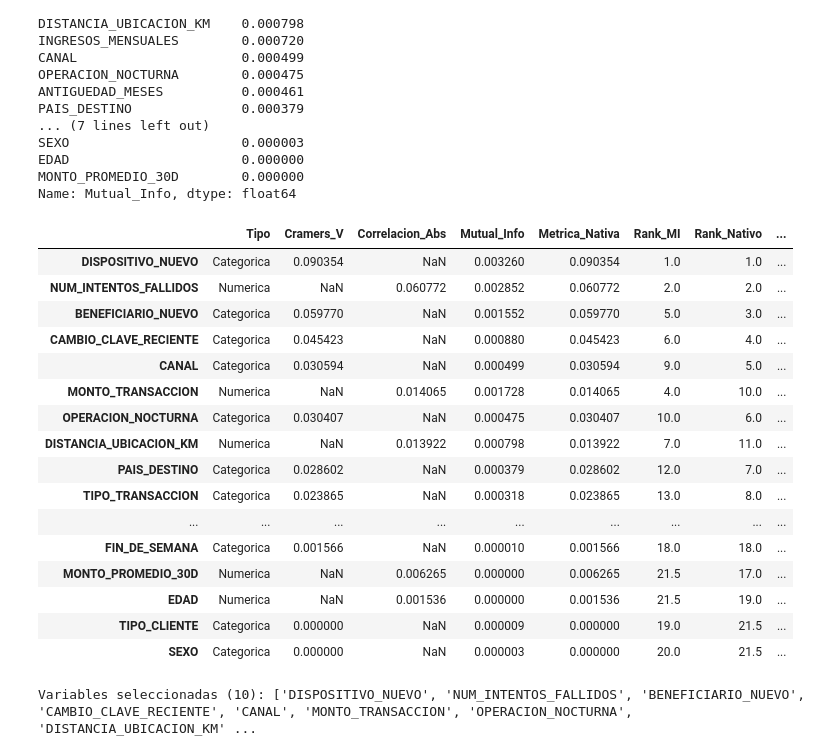
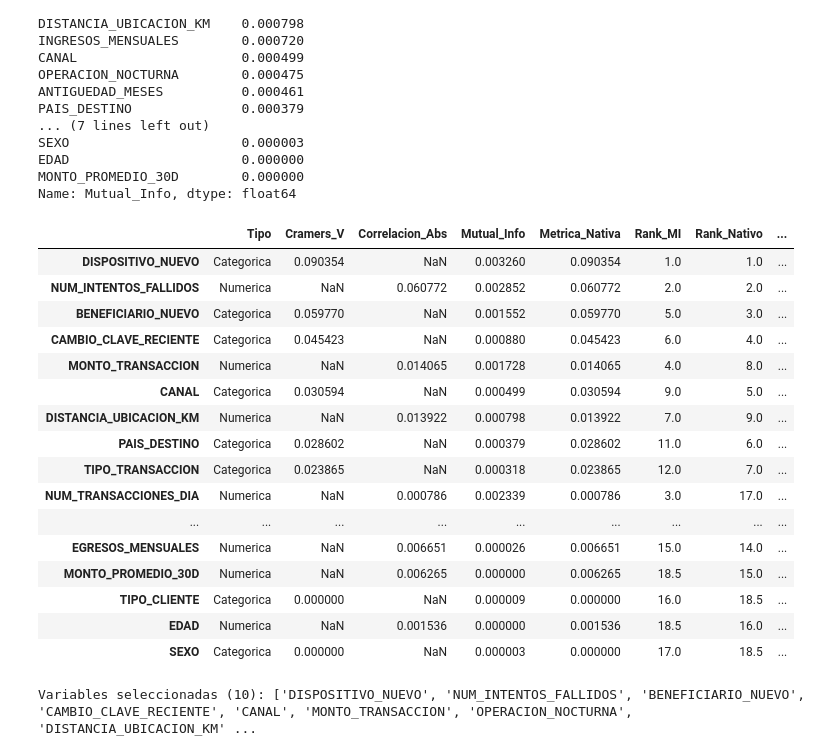
Before and after one commit to fabianp3/Fraude_Inter, a Jupyter notebook: notebooks/BA.ipynb, the cells around one changed output. Drawn from its saved outputs; the diff is of its cells as text; code cells hidden in the pictures.

```diff
--- a/notebooks/BA.ipynb
+++ b/notebooks/BA.ipynb
@@ -369,23 +373,6 @@ Los beneficiarios nuevos represantan una tasa de fraude muy alta, 7.28 para un m
 El análisis exploratorio identifica como principales variables candidatas para discriminar entre operaciones fraudulentas y no fraudulentas NUM_INTENTOS_FALLIDOS, BENEFICIARIO_NUEVO, DISTANCIA_UBICACION_KM, CLIENTE_NUEVO y OPERACION_NOCTURNA. Entre ellas, el número de intentos fallidos presenta uno de los patrones más claros, mostrando un incremento progresivo de la tasa de fraude a medida que aumenta el número de intentos. Estos resultados son exploratorios y deberán validarse posteriormente mediante técnicas de selección de variables e importancia predictiva del modelo.
 # %% [markdown]
 **Variables que quedan para el modelo**
-# %%
-from pathlib import Path
-import sys
-
-root_dir = Path.cwd().resolve().parent if Path.cwd().name == 'notebooks' else Path.cwd().resolve()
-if str(root_dir) not in sys.path:
-    sys.path.append(str(root_dir))
-
-from funciones.variables_modelo import (
-    VARIABLES_CATEGORICAS_MODELO,
-    VARIABLES_NUMERICAS,
-    VARIABLES_TOTALES_MODELO,
- )
-
-variables_numericas = VARIABLES_NUMERICAS.copy()
-variables_categoricas = VARIABLES_CATEGORICAS_MODELO.copy()
-variables_totales = VARIABLES_TOTALES_MODELO.copy()
 # %% [markdown]
 Para seleccionar las variables con mayor poder discriminativo se combinan tres criterios: Cramér's V para variables categóricas, correlación de Pearson (en valor absoluto) para variables numéricas, y Mutual Information, que aplica por igual a ambos tipos de variable frente a `FRAUDE`. Cada variable se ordena según su métrica nativa y según su Mutual Information; el promedio de ambos rankings define un score combinado que permite comparar variables numéricas y categóricas en una misma escala.
 # %%
@@ -402,7 +389,7 @@ def cramers_v(x, y):
     kcorr = k - ((k - 1) ** 2) / (n - 1)
     return np.sqrt(phi2corr / min((kcorr - 1), (rcorr - 1)))
 
-cramers_scores = {col: cramers_v(df1[col], df1['FRAUDE']) for col in variables_categoricas}
+cramers_scores = {col: cramers_v(df1[col], df1['FRAUDE']) for col in categoricas}
 cramers_scores = pd.Series(cramers_scores, name='Cramers_V').sort_values(ascending=False)
 cramers_scores
 # %% [output]
@@ -422,7 +406,7 @@ TIPO_CLIENTE             0.000000
 Name: Cramers_V, dtype: float64
 # %%
 correlacion_scores = (
-    df1[variables_numericas + ['FRAUDE']]
+    df1[numericas + ['FRAUDE']]
     .corr()['FRAUDE']
     .drop('FRAUDE')
     .abs()
@@ -446,10 +430,10 @@ from sklearn.feature_selection import mutual_info_classif
 from sklearn.preprocessing import LabelEncoder
 
 X_mi = df1[variables_totales].copy()
-for col in variables_categoricas:
+for col in categoricas:
     X_mi[col] = LabelEncoder().fit_transform(X_mi[col].astype(str))
 
-es_discreta = [col in variables_categoricas for col in variables_totales]
+es_discreta = [col in categoricas for col in variables_totales]
 
 mi_scores = mutual_info_classif(
     X_mi, df1['FRAUDE'], discrete_features=es_discreta, random_state=42
@@ -476,36 +460,36 @@ MONTO_PROMEDIO_30D        0.000000
 Name: Mutual_Info, dtype: float64
 # %%
 tabla_discriminativa = pd.DataFrame(index=variables_totales)
-tabla_discriminativa['Tipo'] = ['Numerica' if v in variables_numericas else 'Categorica' for v in variables_totales]
+tabla_discriminativa['Tipo'] = ['Numerica' if v in numericas else 'Categorica' for v in variables_totales]
 tabla_discriminativa['Cramers_V'] = cramers_scores
 tabla_discriminativa['Correlacion_Abs'] = correlacion_scores
 tabla_discriminativa['Mutual_Info'] = mi_scores
 
 tabla_discriminativa['Metrica_Nativa'] = tabla_discriminativa['Cramers_V'].fillna(tabla_discriminativa['Correlacion_Abs'])
 tabla_discriminativa['Rank_MI'] = tabla_discriminativa['Mutual_Info'].rank(ascending=False)
 tabla_discriminativa['Rank_Nativo'] = tabla_discriminativa['Metrica_Nativa'].rank(ascending=False)
 tabla_discriminativa['Score_Combinado'] = tabla_discriminativa[['Rank_MI', 'Rank_Nativo']].mean(axis=1)
 
 tabla_discriminativa = tabla_discriminativa.sort_values('Score_Combinado')
 tabla_discriminativa
 # %% [output]
 |  | Tipo | Cramers_V | Correlacion_Abs | Mutual_Info | Metrica_Nativa | Rank_MI | Rank_Nativo | ... |
 | DISPOSITIVO_NUEVO | Categorica | 0.090354 | NaN | 0.003260 | 0.090354 | 1.0 | 1.0 | ... |
 | NUM_INTENTOS_FALLIDOS | Numerica | NaN | 0.060772 | 0.002852 | 0.060772 | 2.0 | 2.0 | ... |
 | BENEFICIARIO_NUEVO | Categorica | 0.059770 | NaN | 0.001552 | 0.059770 | 5.0 | 3.0 | ... |
 | CAMBIO_CLAVE_RECIENTE | Categorica | 0.045423 | NaN | 0.000880 | 0.045423 | 6.0 | 4.0 | ... |
+| MONTO_TRANSACCION | Numerica | NaN | 0.014065 | 0.001728 | 0.014065 | 4.0 | 8.0 | ... |
 | CANAL | Categorica | 0.030594 | NaN | 0.000499 | 0.030594 | 9.0 | 5.0 | ... |
-| MONTO_TRANSACCION | Numerica | NaN | 0.014065 | 0.001728 | 0.014065 | 4.0 | 10.0 | ... |
-| OPERACION_NOCTURNA | Categorica | 0.030407 | NaN | 0.000475 | 0.030407 | 10.0 | 6.0 | ... |
-| DISTANCIA_UBICACION_KM | Numerica | NaN | 0.013922 | 0.000798 | 0.013922 | 7.0 | 11.0 | ... |
-| PAIS_DESTINO | Categorica | 0.028602 | NaN | 0.000379 | 0.028602 | 12.0 | 7.0 | ... |
-| TIPO_TRANSACCION | Categorica | 0.023865 | NaN | 0.000318 | 0.023865 | 13.0 | 8.0 | ... |
+| DISTANCIA_UBICACION_KM | Numerica | NaN | 0.013922 | 0.000798 | 0.013922 | 7.0 | 9.0 | ... |
+| PAIS_DESTINO | Categorica | 0.028602 | NaN | 0.000379 | 0.028602 | 11.0 | 6.0 | ... |
+| TIPO_TRANSACCION | Categorica | 0.023865 | NaN | 0.000318 | 0.023865 | 12.0 | 7.0 | ... |
+| NUM_TRANSACCIONES_DIA | Numerica | NaN | 0.000786 | 0.002339 | 0.000786 | 3.0 | 17.0 | ... |
 | ... | ... | ... | ... | ... | ... | ... | ... | ... |
-| FIN_DE_SEMANA | Categorica | 0.001566 | NaN | 0.000010 | 0.001566 | 18.0 | 18.0 | ... |
-| MONTO_PROMEDIO_30D | Numerica | NaN | 0.006265 | 0.000000 | 0.006265 | 21.5 | 17.0 | ... |
-| EDAD | Numerica | NaN | 0.001536 | 0.000000 | 0.001536 | 21.5 | 19.0 | ... |
-| TIPO_CLIENTE | Categorica | 0.000000 | NaN | 0.000009 | 0.000000 | 19.0 | 21.5 | ... |
-| SEXO | Categorica | 0.000000 | NaN | 0.000003 | 0.000000 | 20.0 | 21.5 | ... |
+| EGRESOS_MENSUALES | Numerica | NaN | 0.006651 | 0.000026 | 0.006651 | 15.0 | 14.0 | ... |
+| MONTO_PROMEDIO_30D | Numerica | NaN | 0.006265 | 0.000000 | 0.006265 | 18.5 | 15.0 | ... |
+| TIPO_CLIENTE | Categorica | 0.000000 | NaN | 0.000009 | 0.000000 | 16.0 | 18.5 | ... |
+| EDAD | Numerica | NaN | 0.001536 | 0.000000 | 0.001536 | 18.5 | 16.0 | ... |
+| SEXO | Categorica | 0.000000 | NaN | 0.000003 | 0.000000 | 17.0 | 18.5 | ... |
 # %%
 N_VARIABLES = 10
 variables_seleccionadas = tabla_discriminativa.head(N_VARIABLES).index.tolist()
```
Also changed, not shown: parts of 2 cells of this notebook.
